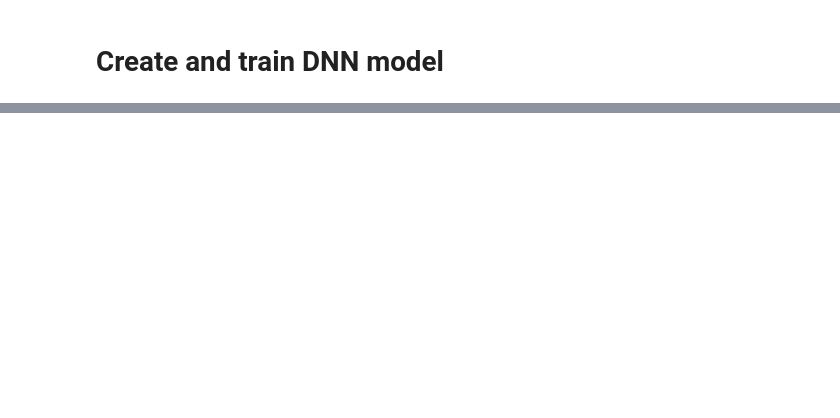
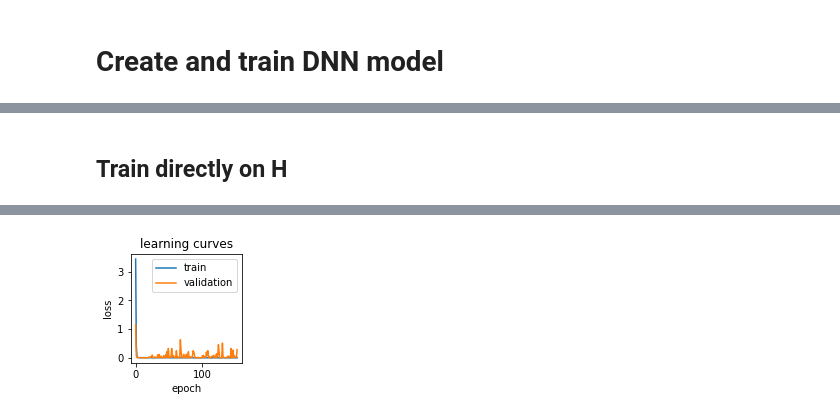
Before and after one commit to yossi-cohen/preferential-attachment, a Jupyter notebook: notebooks/trials-yulesimon.ipynb, the cells around one changed output, grey strips where cells are left out. Drawn from its saved outputs; the diff is of its cells as text; code cells hidden in the pictures; blank space fills up the shorter version.

```diff
--- a/notebooks/trials-yulesimon.ipynb
+++ b/notebooks/trials-yulesimon.ipynb
@@ -146,0 +139,7 @@ sqrt_mse: 0.20385155081748962
+# %% [markdown]
+## Train directly on H
+# %%
+%%time
+print(f'M = {NUM_DATA_POINTS}')
+dnn_trial(X_train=H_train, y_train=y_train, X_test=H_test, y_test=y_test)
+# %% [output]
@@ -146,0 +152 @@ sqrt_mse: 0.20385155081748962
+[figure, added]
```
Also changed, not shown: parts of 15 cells of this notebook, 1 other file.
